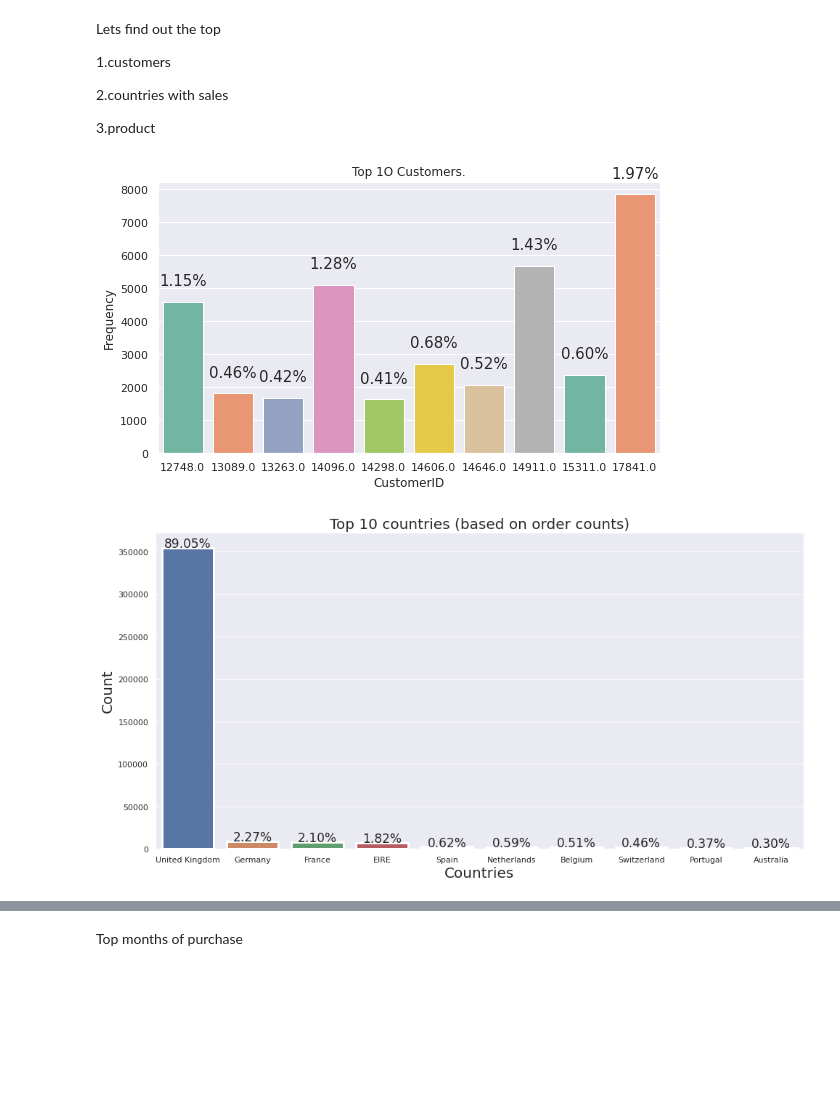
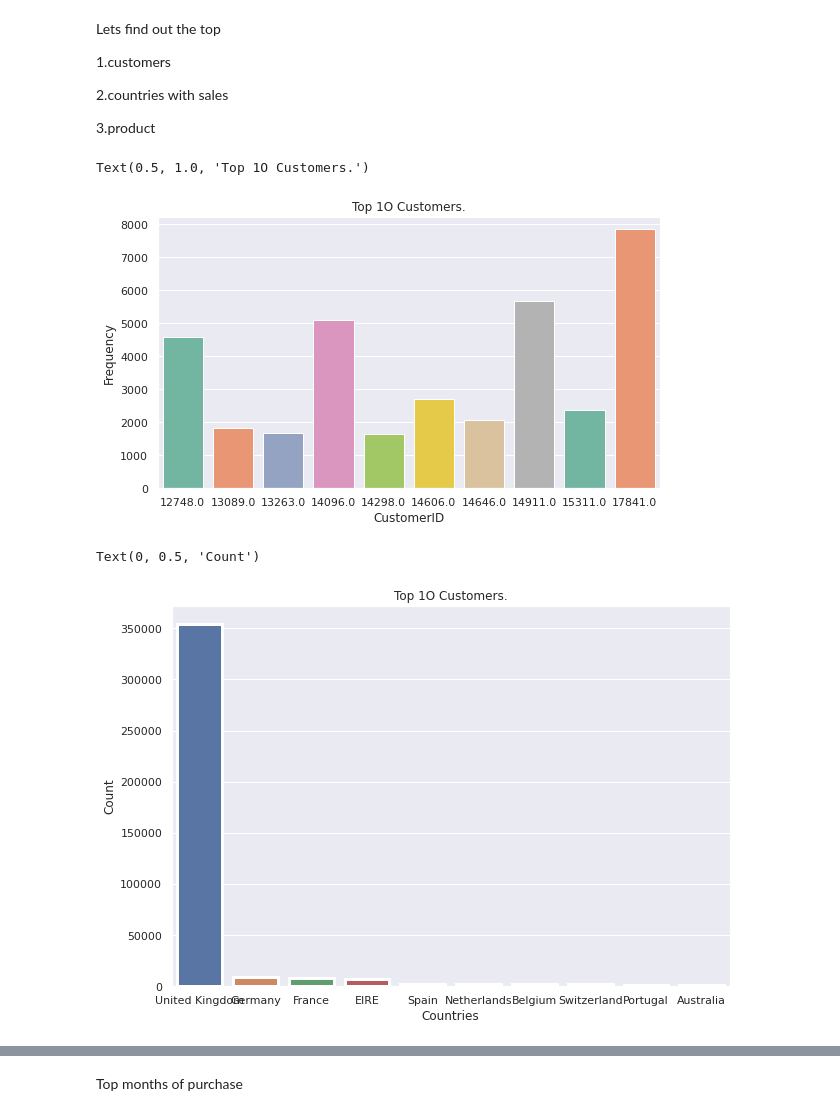
Before and after one commit to DrBharathiTC/Online-Retail-Customer-Segmentation-, a Jupyter notebook: Online_Retail_Customer_Segmentation_Capstone_Project.ipynb, the cells around one changed output, grey strips where cells are left out. Drawn from its saved outputs; the diff is of its cells as text; code cells hidden in the pictures; blank space fills up the shorter version.

```diff
--- a/Online_Retail_Customer_Segmentation_Capstone_Project.ipynb
+++ b/Online_Retail_Customer_Segmentation_Capstone_Project.ipynb
@@ -227,26 +227,22 @@ plot1=sns.barplot(x = 'CustomerID',y = 'counts',palette= 'Set2',data = TopCustom
 plt.xlabel('CustomerID')
 plt.ylabel('Frequency')
 plt.title("Top 1O Customers.")
-for p in plot1.patches:
-    height = p.get_height()
-    plot1.text(p.get_x()+p.get_width()/2, height+500, '{:1.2f}''%'.format(height/orcs2.shape[0]*100),ha = "center", SIZE = 15)
 # %% [output]
+Text(0.5, 1.0, 'Top 1O Customers.')
-[figure, old version]
+[figure, new version]
 # %%
 #Top 10 countries
 top_countries = pd.DataFrame(orcs2['Country'].value_counts().sort_values(ascending = False).reset_index())
 top_countries['Country %']= top_countries['Country']*100/orcs2['Country'].count()
 top_countries.rename(columns = {'index':'Country','Country':'TotalCounts'},inplace = True)
-fig, ax = plt.subplots(figsize = (16,8))
+fig, ax = plt.subplots(figsize = (10,7))
 splot = sns.barplot(x='Country',y='TotalCounts',data = top_countries[:10], lw = 3)
-plt.title('Top 10 countries (based on order counts)', SIZE = 20)
-plt.xlabel('Countries', SIZE = 20)
-plt.ylabel('Count', SIZE = 20)
-for p in splot.patches:
-    height = p.get_height()
-    splot.text(p.get_x()+p.get_width()/2, height+500, '{:1.2f}''%'.format(height/orcs2.shape[0]*100),ha = "center", SIZE = 17)
+plt.title("Top 1O Customers.")
+plt.xlabel('Countries')
+plt.ylabel('Count')
 # %% [output]
+Text(0, 0.5, 'Count')
-[figure, old version]
+[figure, new version]
 # %%
 #Top 5 Products
 TopProducts = pd.DataFrame(orcs2['Description'].value_counts().sort_values(ascending = False).reset_index())
```
Also changed, not shown: parts of 30 cells of this notebook.
